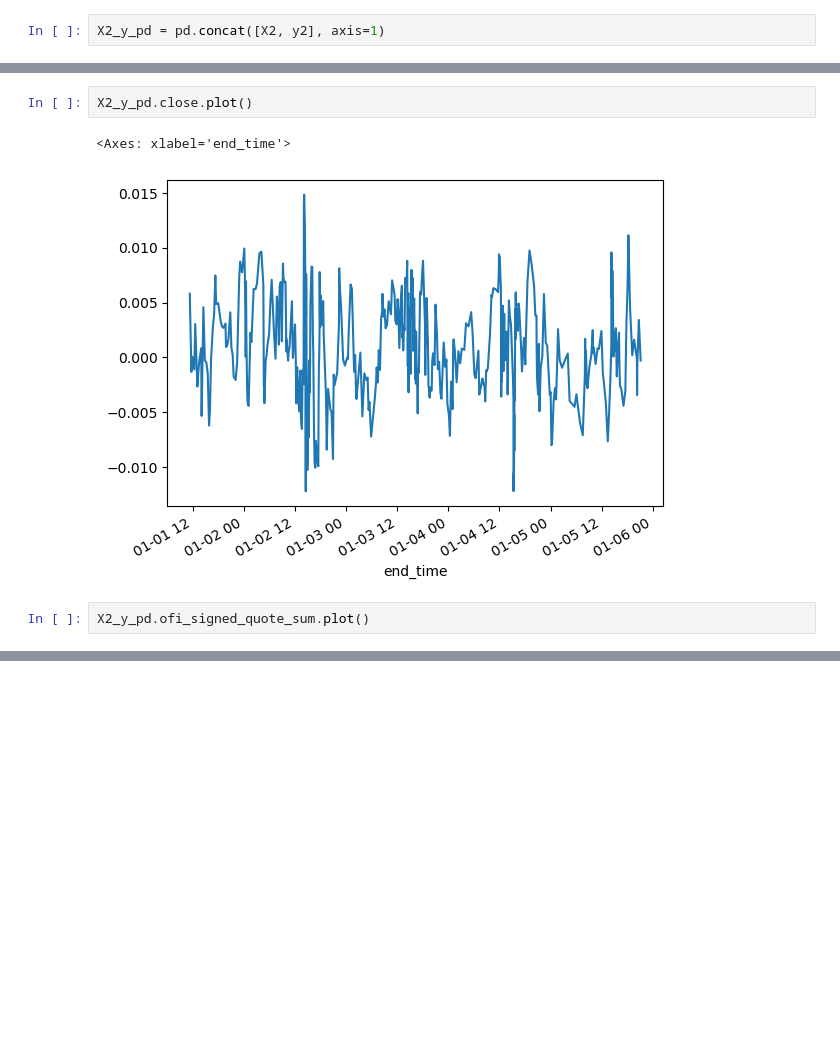
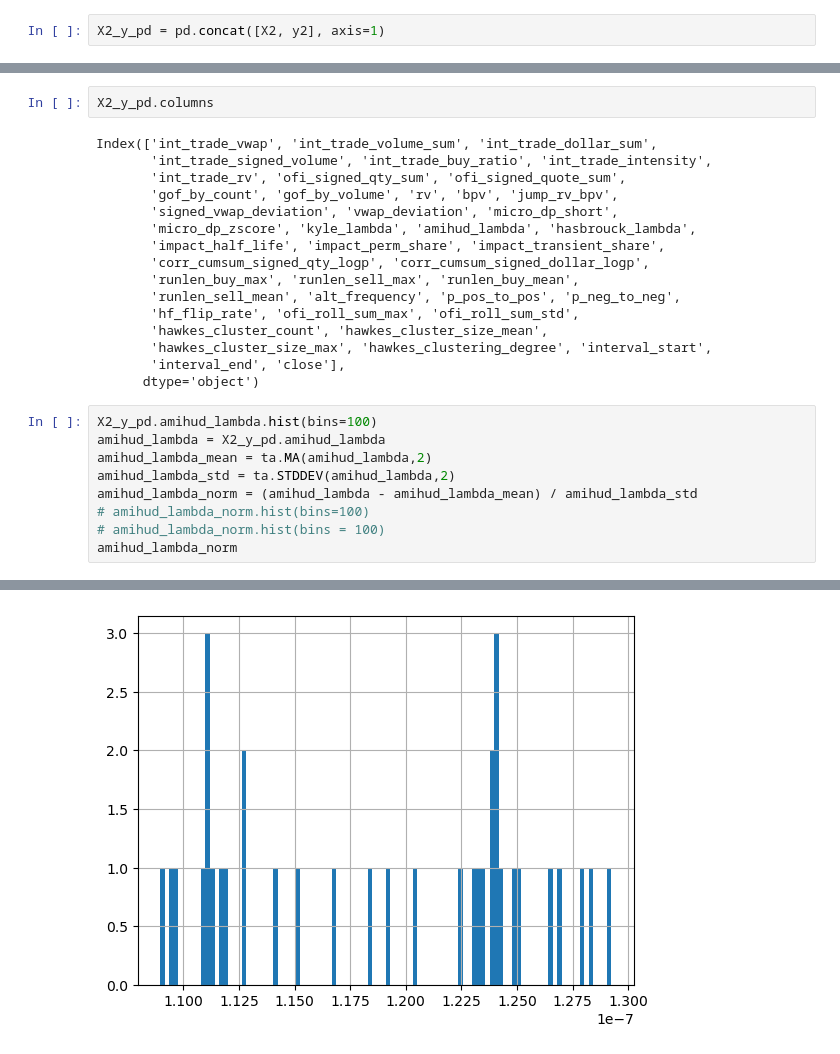
Before and after one commit to aamingaa/crypto-trade, a Jupyter notebook: strategy/fusion/hourly_pipeline.ipynb, the cells around one changed output, grey strips where cells are left out. Saved outputs shown, nothing was run; the diff lists cells and outputs as text; blank space fills up the shorter version.

```diff
--- a/strategy/fusion/hourly_pipeline.ipynb
+++ b/strategy/fusion/hourly_pipeline.ipynb
@@ -1277,7 +1069,28 @@ X2_y_pd
 # %%
-X2_y_pd.close.plot()
+X2_y_pd.columns
 # %% [output]
-<Axes: xlabel='end_time'>
+Index(['int_trade_vwap', 'int_trade_volume_sum', 'int_trade_dollar_sum',
+       'int_trade_signed_volume', 'int_trade_buy_ratio', 'int_trade_intensity',
+       'int_trade_rv', 'ofi_signed_qty_sum', 'ofi_signed_quote_sum',
+       'gof_by_count', 'gof_by_volume', 'rv', 'bpv', 'jump_rv_bpv',
+       'signed_vwap_deviation', 'vwap_deviation', 'micro_dp_short',
+       'micro_dp_zscore', 'kyle_lambda', 'amihud_lambda', 'hasbrouck_lambda',
+       'impact_half_life', 'impact_perm_share', 'impact_transient_share',
+       'corr_cumsum_signed_qty_logp', 'corr_cumsum_signed_dollar_logp',
+       'runlen_buy_max', 'runlen_sell_max', 'runlen_buy_mean',
+       'runlen_sell_mean', 'alt_frequency', 'p_pos_to_pos', 'p_neg_to_neg',
+       'hf_flip_rate', 'ofi_roll_sum_max', 'ofi_roll_sum_std',
+       'hawkes_cluster_count', 'hawkes_cluster_size_mean',
+       'hawkes_cluster_size_max', 'hawkes_clustering_degree', 'interval_start',
+       'interval_end', 'close'],
+      dtype='object')
-[figure, removed]
 # %%
-X2_y_pd.ofi_signed_quote_sum.plot()
+X2_y_pd.amihud_lambda.hist(bins=100)
+amihud_lambda = X2_y_pd.amihud_lambda
+amihud_lambda_mean = ta.MA(amihud_lambda,2)
+amihud_lambda_std = ta.STDDEV(amihud_lambda,2)
+amihud_lambda_norm = (amihud_lambda - amihud_lambda_mean) / amihud_lambda_std
+# amihud_lambda_norm.hist(bins=100)
+# amihud_lambda_norm.hist(bins = 100)
+amihud_lambda_norm
+# %% [output]
@@ -1284 +1114,2 @@ X2_y_pd.ofi_signed_quote_sum.plot()
+[figure, added]
 # %%
```
Also changed, not shown: parts of 15 cells of this notebook, 1 other file.
